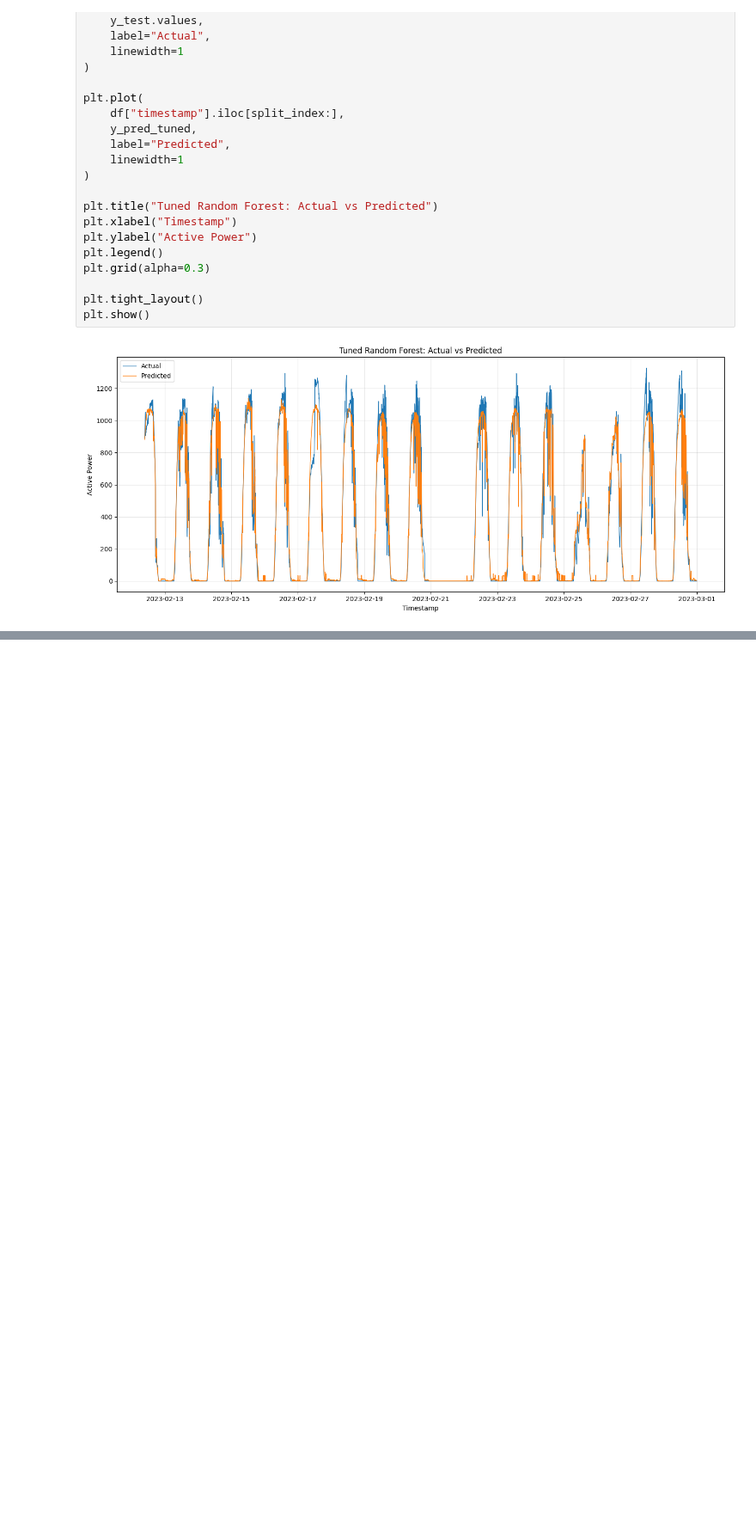
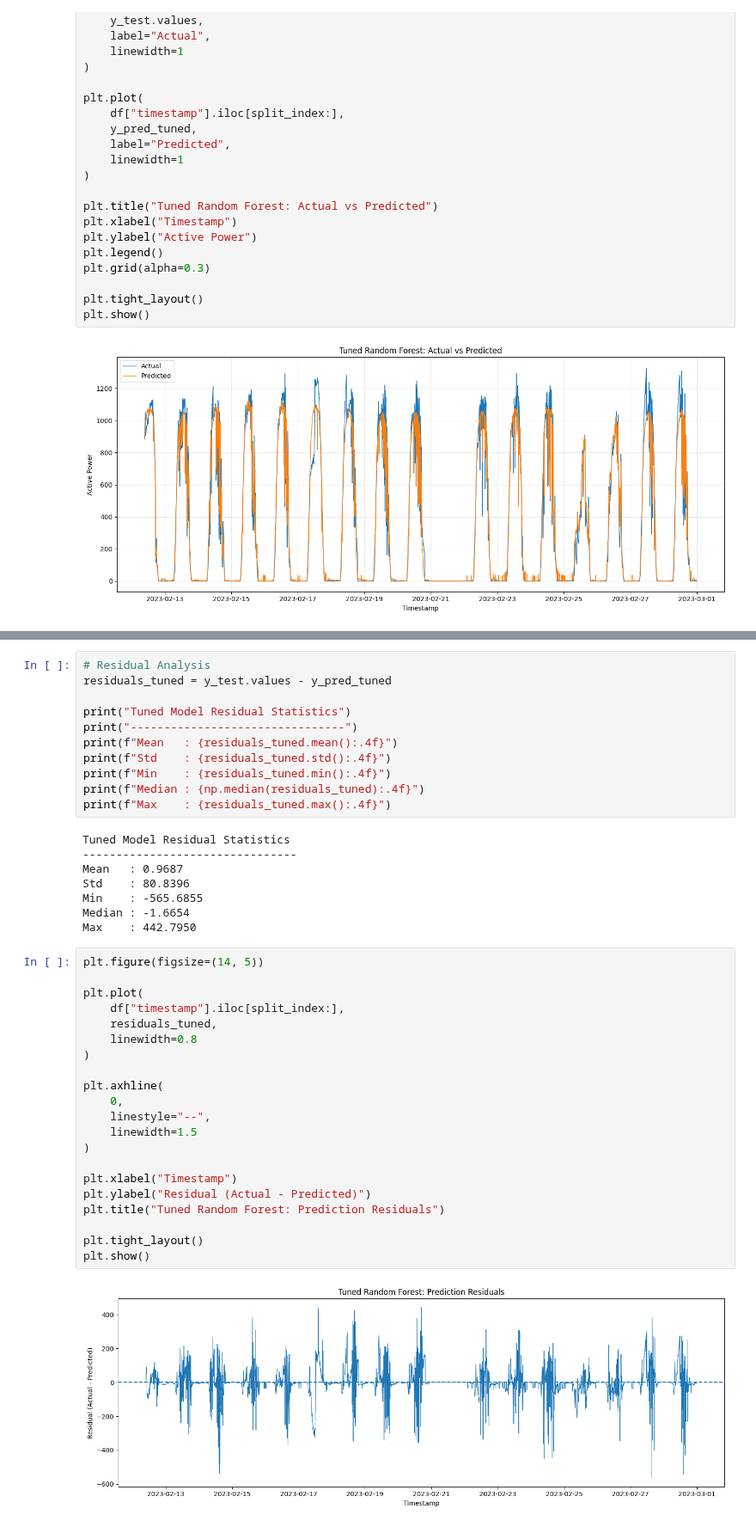
Before and after one commit to galhkoernia/09ProjectData, a Jupyter notebook: notebooks/04_random_forest.ipynb, the cells around one changed output, grey strips where cells are left out. Shown at 86% size. Drawn from its saved outputs; the diff is of its cells as text; blank space fills up the shorter version.

```diff
--- a/notebooks/04_random_forest.ipynb
+++ b/notebooks/04_random_forest.ipynb
@@ -658,0 +688,42 @@ plt.show()
+# %%
+# Residual Analysis
+residuals_tuned = y_test.values - y_pred_tuned
+
+print("Tuned Model Residual Statistics")
+print("--------------------------------")
+print(f"Mean   : {residuals_tuned.mean():.4f}")
+print(f"Std    : {residuals_tuned.std():.4f}")
+print(f"Min    : {residuals_tuned.min():.4f}")
+print(f"Median : {np.median(residuals_tuned):.4f}")
+print(f"Max    : {residuals_tuned.max():.4f}")
+# %% [output]
+Tuned Model Residual Statistics
+--------------------------------
+Mean   : 0.9687
+Std    : 80.8396
+Min    : -565.6855
+Median : -1.6654
+Max    : 442.7950
+# %%
+plt.figure(figsize=(14, 5))
+
+plt.plot(
+    df["timestamp"].iloc[split_index:],
+    residuals_tuned,
+    linewidth=0.8
+)
+
+plt.axhline(
+    0,
+    linestyle="--",
+    linewidth=1.5
+)
+
+plt.xlabel("Timestamp")
+plt.ylabel("Residual (Actual - Predicted)")
+plt.title("Tuned Random Forest: Prediction Residuals")
+
+plt.tight_layout()
+plt.show()
+# %% [output]
+[figure, added]
```
Also changed, not shown: parts of 5 cells of this notebook, 3 other files.
